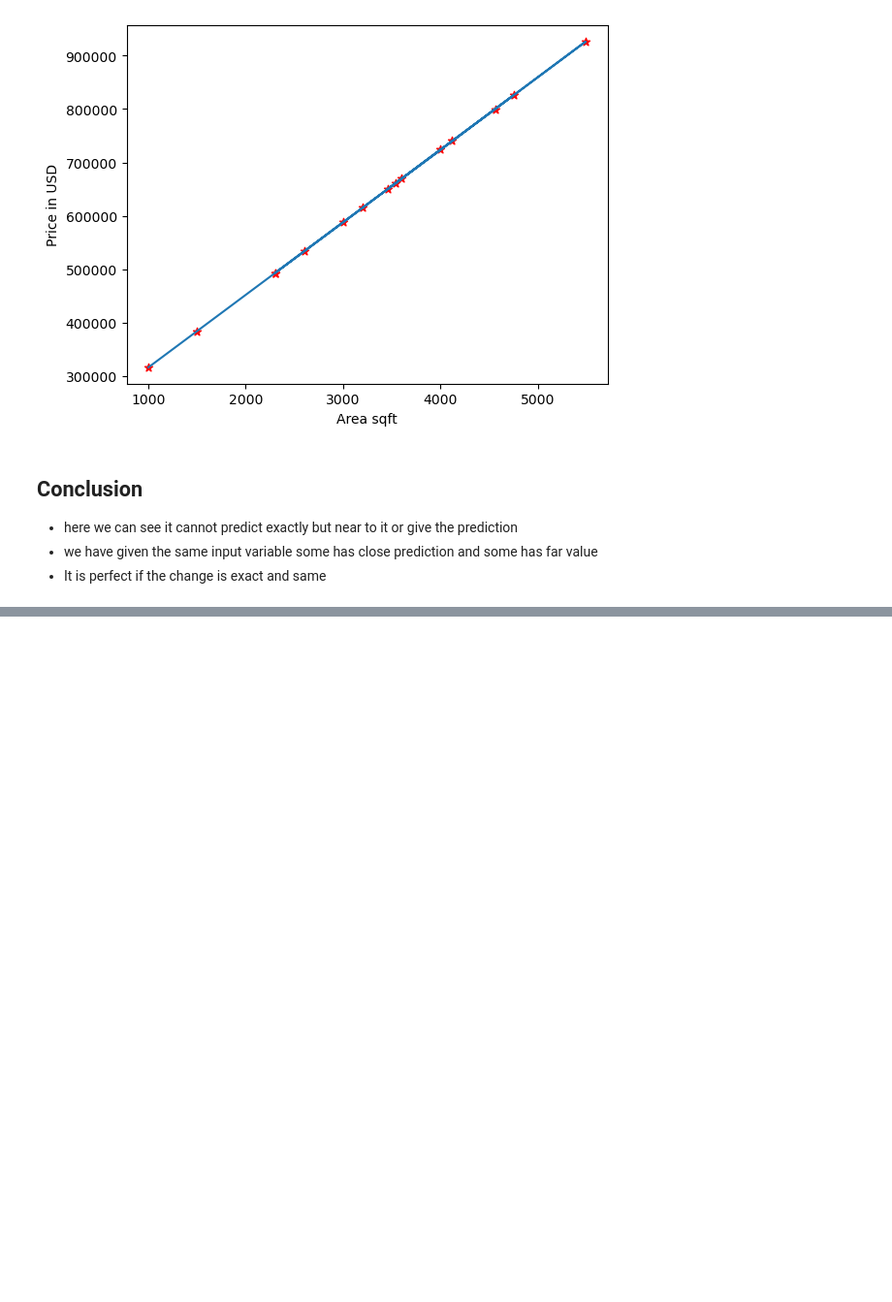
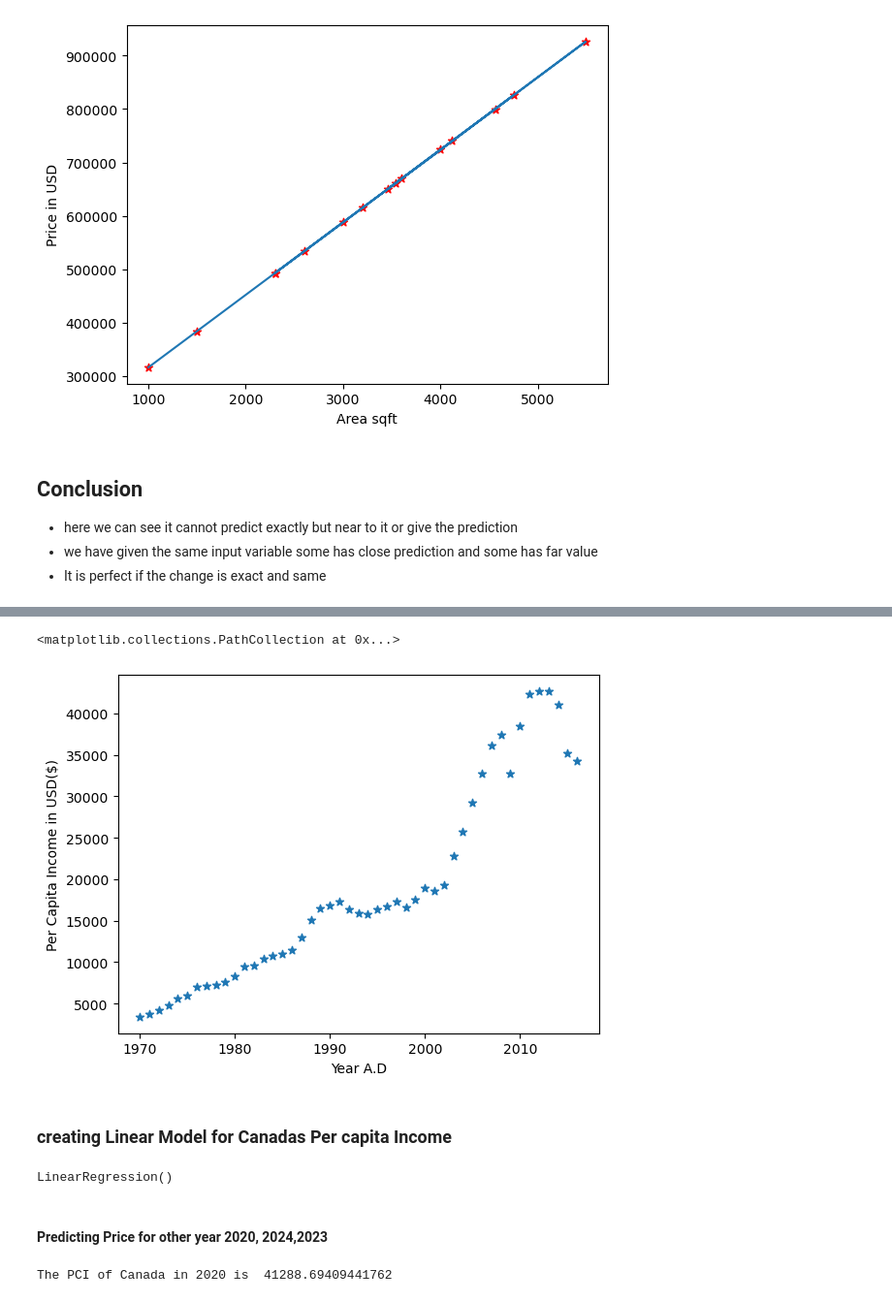
Before and after one commit to rudysameer/Machine_Learning-Learning, a Jupyter notebook: LinearRegressionSingleVariable.ipynb, the cells around one changed output, grey strips where cells are left out. Shown at 97% size. Cells and saved outputs as stored; diff of their text form; code cells hidden in the pictures; blank space fills up the shorter version.

Commit message:
Linear regression Single Variable with Exersice

```diff
--- a/LinearRegressionSingleVariable.ipynb
+++ b/LinearRegressionSingleVariable.ipynb
@@ -130,0 +136,5 @@ area_df.to_csv("AreaPricePrediction.csv",index=False)
+# %%
+#reading csv file of canadian data
+canada = pd.read_csv(r'D:\Works\Artificial Intellegence\Machine Learning\canada_per_capita_income.csv')
+canada_df = pd.DataFrame(canada)
+canada_df
@@ -130,0 +159,23 @@ area_df.to_csv("AreaPricePrediction.csv",index=False)
+# %%
+canada_df = canada_df.rename(columns={'per capita income (US$)':'PCI'})
+# %%
+plt.xlabel('Year A.D')
+plt.ylabel('Per Capita Income in USD($)')
+plt.scatter(canada_df.year,canada_df.PCI,marker='*')
+# %% [output]
+<matplotlib.collections.PathCollection at 0x...>
+[figure, added]
+# %% [markdown]
+### creating Linear Model for Canadas Per capita Income
+# %%
+canada_regression = linear_model.LinearRegression()
+canada_regression.fit(canada_df[['year']],canada_df.PCI)
+# %% [output]
+LinearRegression()
+# %% [markdown]
+#### Predicting Price for other year 2020, 2024,2023
+# %%
+PCI_2020 = canada_regression.predict([[2020]])
+print('The PCI of Canada in 2020 is ',PCI_2020[0])
+# %% [output]
+The PCI of Canada in 2020 is  41288.69409441762
```
Also changed, not shown: parts of 6 cells of this notebook.
